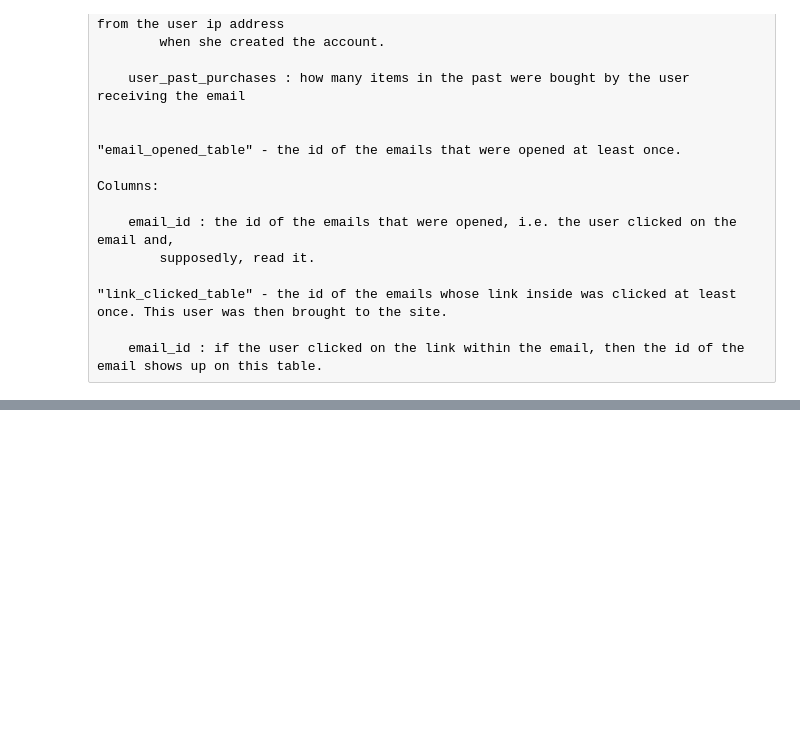
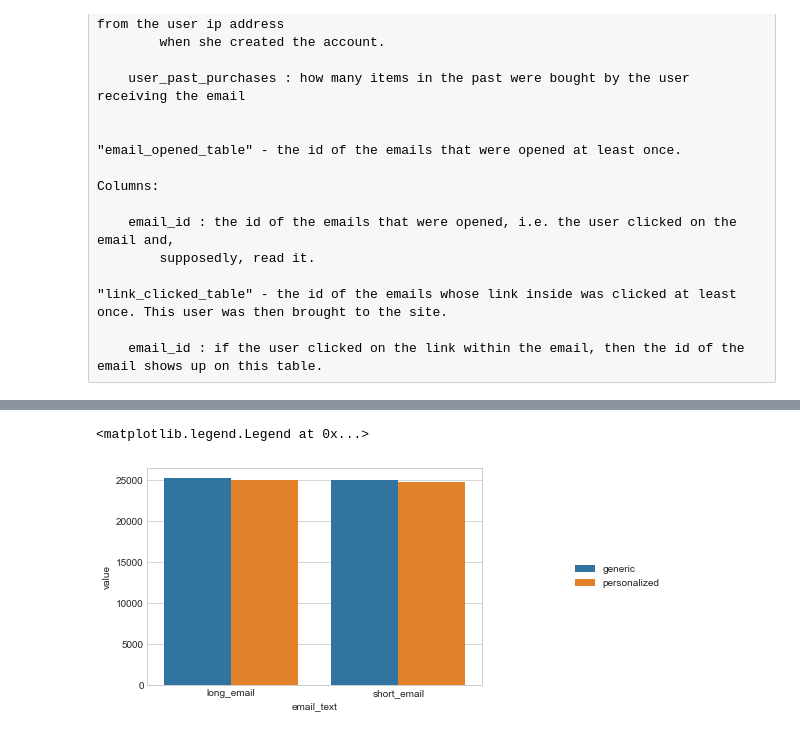
Before and after one commit to LilyElizabethJohn/Take-Home-Challenges---Giulio-Palombo, a Jupyter notebook: Email Campaign - Take Home Challenge 7.ipynb, the cells around one changed output, grey strips where cells are left out. Drawn from its saved outputs; the diff is of its cells as text; code cells hidden in the pictures; blank space fills up the shorter version.

```diff
--- a/Email Campaign - Take Home Challenge 7.ipynb
+++ b/Email Campaign - Take Home Challenge 7.ipynb
@@ -66,0 +135,6 @@ Columns:
+# %%
+sns.barplot(x=stacked.email_text, y=stacked.value, hue=stacked.email_version)
+plt.legend(loc='center left', bbox_to_anchor=(1.25, 0.5), ncol=1)
+# %% [output]
+<matplotlib.legend.Legend at 0x...>
+[figure, added]
```
Also changed, not shown: parts of 18 cells of this notebook.
